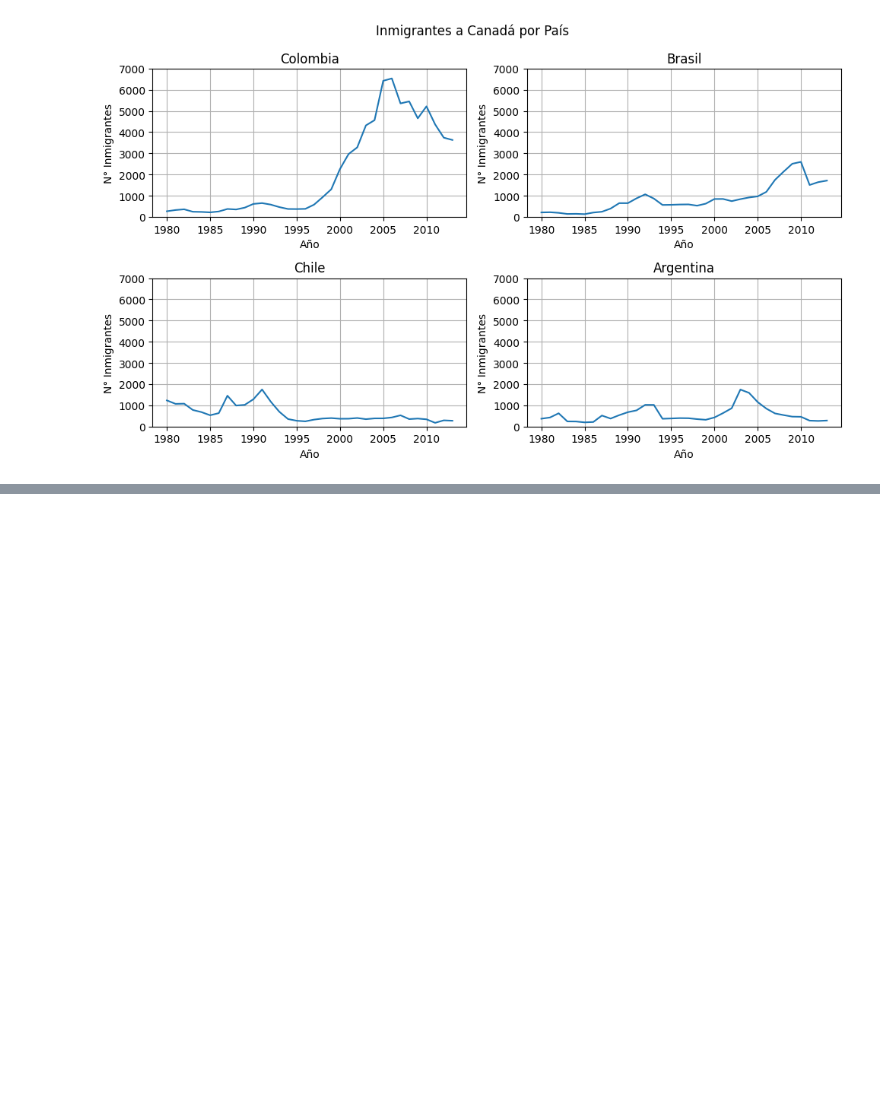
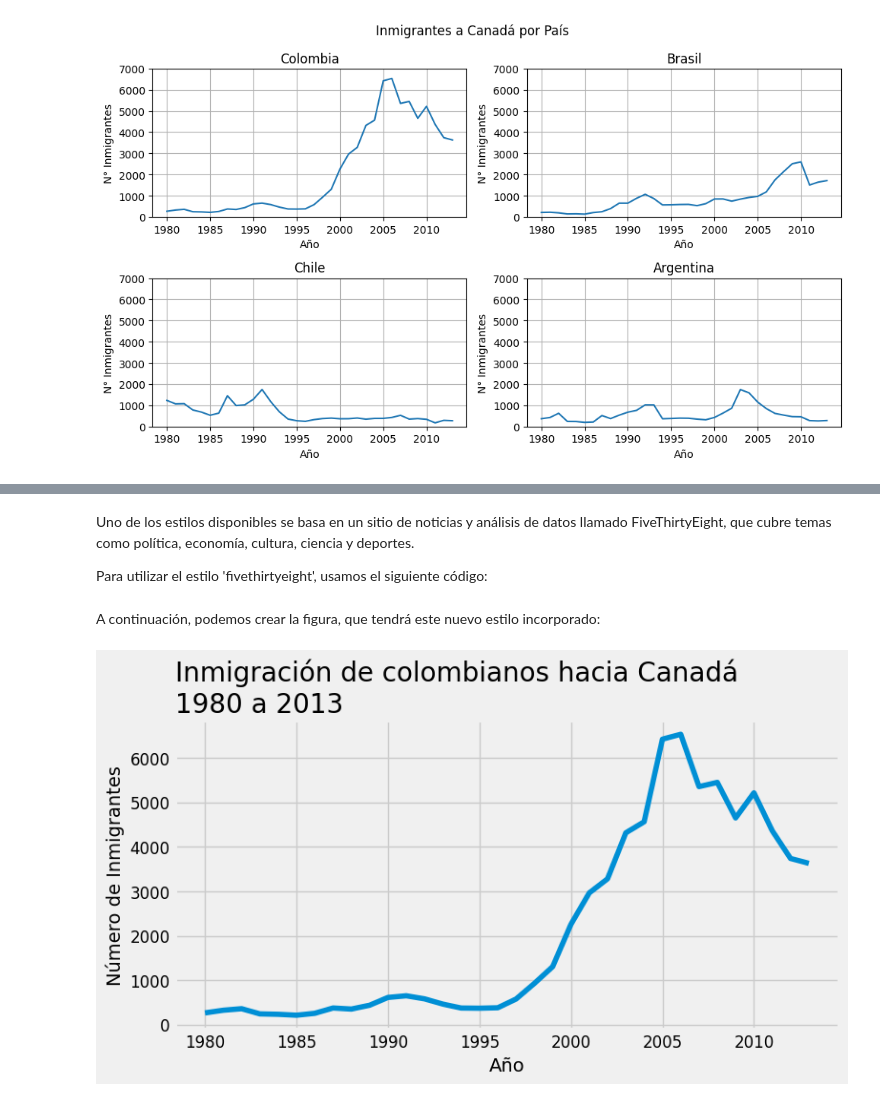
Before and after one commit to Nataliahfk/visualizacion_datos_graficos_python, a Jupyter notebook: visualizacion_de_datos_con_graficos_python.ipynb, the cells around one changed output, grey strips where cells are left out. Saved outputs shown, nothing was run; the diff lists cells and outputs as text; code cells hidden in the pictures; blank space fills up the shorter version.

```diff
--- a/visualizacion_de_datos_con_graficos_python.ipynb
+++ b/visualizacion_de_datos_con_graficos_python.ipynb
@@ -407,0 +437,22 @@ plt.show()
+# %%
+IPython_default = plt.rcParams.copy()
+# %% [markdown]
+Uno de los estilos disponibles se basa en un sitio de noticias y análisis de datos llamado FiveThirtyEight, que cubre temas como política, economía, cultura, ciencia y deportes.
+
+Para utilizar el estilo 'fivethirtyeight', usamos el siguiente código:
+# %%
+plt.style.use('fivethirtyeight')
+# %% [markdown]
+A continuación, podemos crear la figura, que tendrá este nuevo estilo incorporado:
+# %%
+fig, ax = plt.subplots(figsize=(8, 4))
+ax.plot(datos_colombia['Año'], datos_colombia['Inmigrantes'])
+ax.set_title('Inmigración de colombianos hacia Canadá\n1980 a 2013', fontsize=20, loc='left')
+ax.set_ylabel('Número de Inmigrantes', fontsize=14)
+ax.set_xlabel('Año', fontsize=14)
+ax.yaxis.set_tick_params(labelsize=12)
+ax.xaxis.set_tick_params(labelsize=12)
+ax.xaxis.set_major_locator(plt.MultipleLocator(5))
+plt.show()
+# %% [output]
+[figure, added]
```
Also changed, not shown: parts of 9 cells of this notebook.
